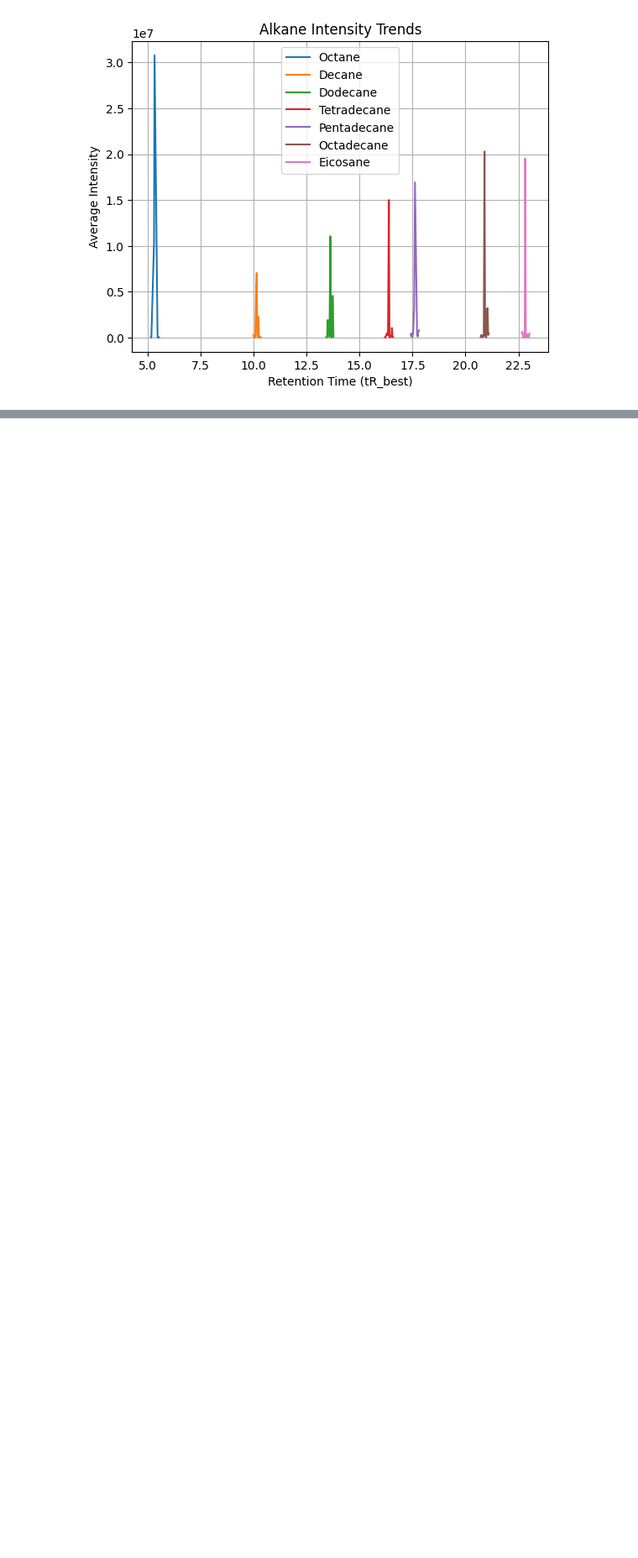
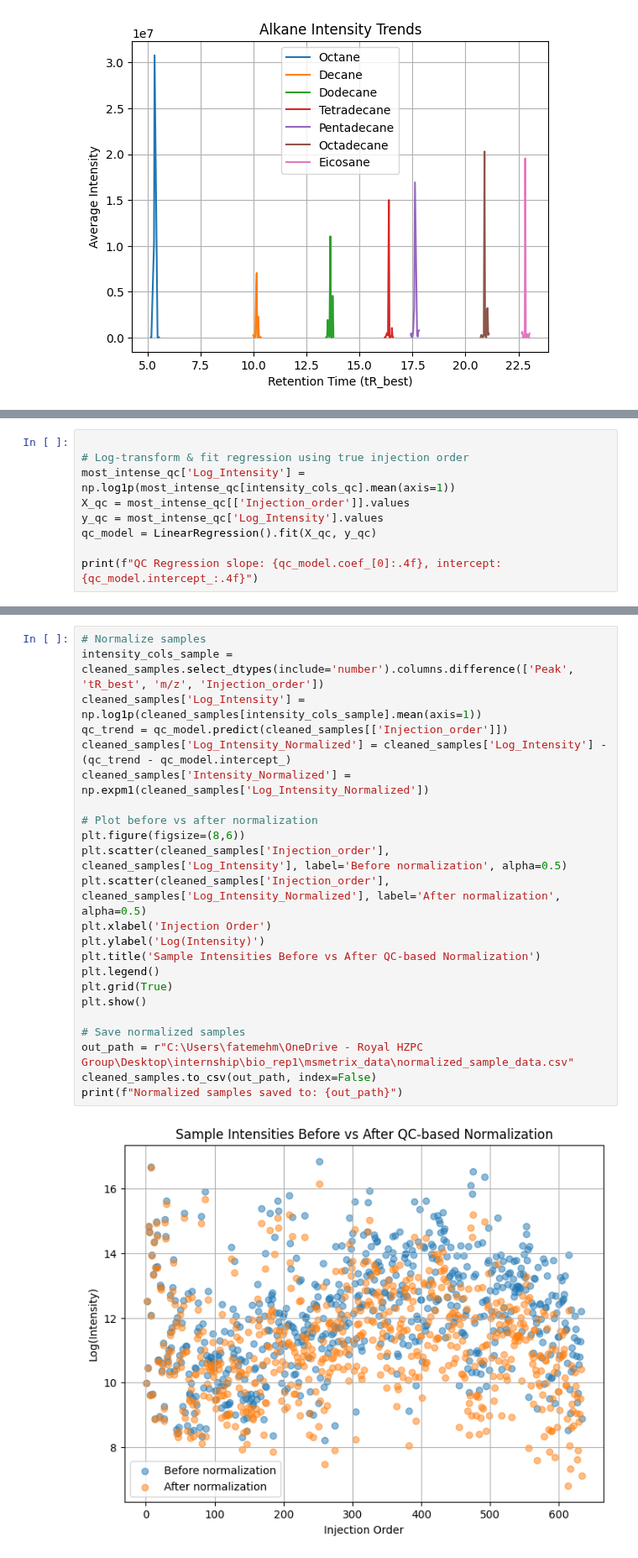
Before and after one commit to Fatemeh1362/internship, a Jupyter notebook: msmetrix_qc_prepration.ipynb, the cells around one changed output, grey strips where cells are left out. Shown at 84% size. Cells and saved outputs as stored; diff of their text form; blank space fills up the shorter version.

Commit message:
Update msmetrix_qc_prepration.ipynb
doing normlization of sample according to qc

```diff
--- a/msmetrix_qc_prepration.ipynb
+++ b/msmetrix_qc_prepration.ipynb
@@ -550,0 +316,9 @@ QC4 samples are consistent after peak 70 normalization, no outlier is exist.
+# %%
+
+# Log-transform & fit regression using true injection order
+most_intense_qc['Log_Intensity'] = np.log1p(most_intense_qc[intensity_cols_qc].mean(axis=1))
+X_qc = most_intense_qc[['Injection_order']].values
+y_qc = most_intense_qc['Log_Intensity'].values
+qc_model = LinearRegression().fit(X_qc, y_qc)
+
+print(f"QC Regression slope: {qc_model.coef_[0]:.4f}, intercept: {qc_model.intercept_:.4f}")
@@ -550,0 +329,25 @@ QC4 samples are consistent after peak 70 normalization, no outlier is exist.
+# %%
+# Normalize samples
+intensity_cols_sample = cleaned_samples.select_dtypes(include='number').columns.difference(['Peak', 'tR_best', 'm/z', 'Injection_order'])
+cleaned_samples['Log_Intensity'] = np.log1p(cleaned_samples[intensity_cols_sample].mean(axis=1))
+qc_trend = qc_model.predict(cleaned_samples[['Injection_order']])
+cleaned_samples['Log_Intensity_Normalized'] = cleaned_samples['Log_Intensity'] - (qc_trend - qc_model.intercept_)
+cleaned_samples['Intensity_Normalized'] = np.expm1(cleaned_samples['Log_Intensity_Normalized'])
+
+# Plot before vs after normalization
+plt.figure(figsize=(8,6))
+plt.scatter(cleaned_samples['Injection_order'], cleaned_samples['Log_Intensity'], label='Before normalization', alpha=0.5)
+plt.scatter(cleaned_samples['Injection_order'], cleaned_samples['Log_Intensity_Normalized'], label='After normalization', alpha=0.5)
+plt.xlabel('Injection Order')
+plt.ylabel('Log(Intensity)')
+plt.title('Sample Intensities Before vs After QC-based Normalization')
+plt.legend()
+plt.grid(True)
+plt.show()
+
+# Save normalized samples
+out_path = r"C:\Users\fatemehm\OneDrive - Royal HZPC Group\Desktop\internship\bio_rep1\msmetrix_data\normalized_sample_data.csv"
+cleaned_samples.to_csv(out_path, index=False)
+print(f"Normalized samples saved to: {out_path}")
+# %% [output]
+[figure, added]
```
Also changed, not shown: parts of 36 cells of this notebook.
